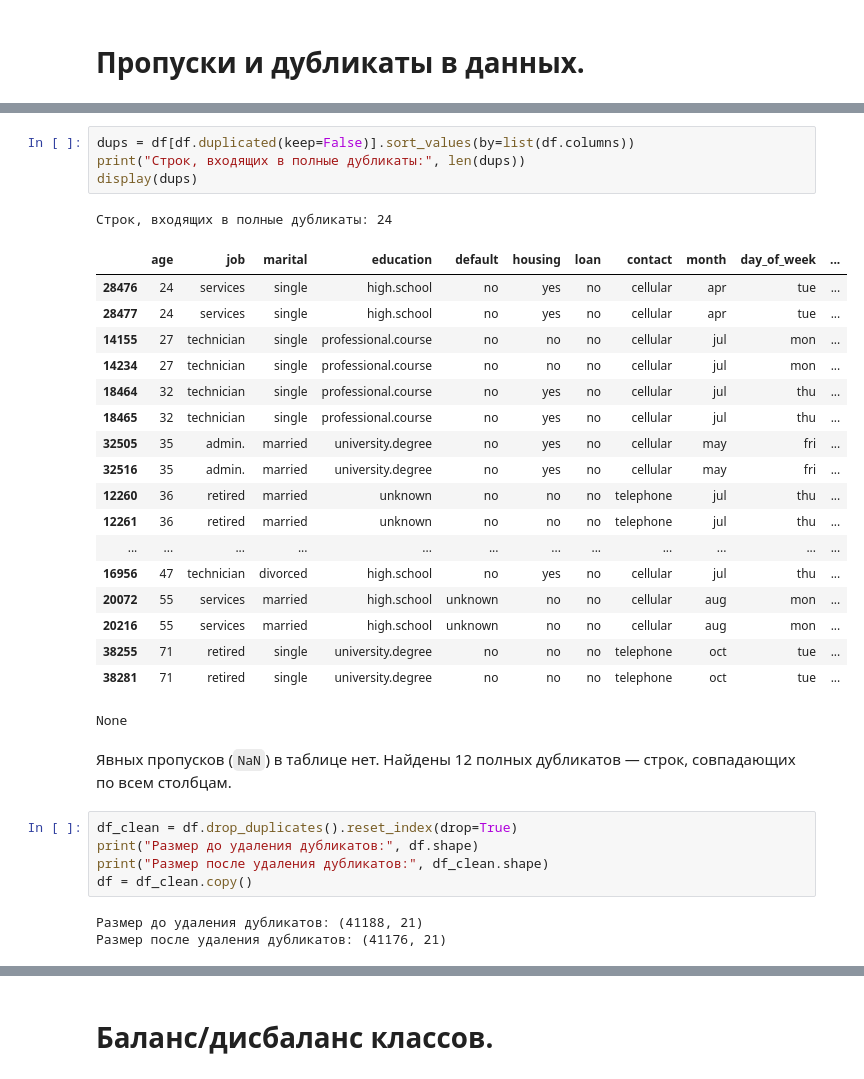
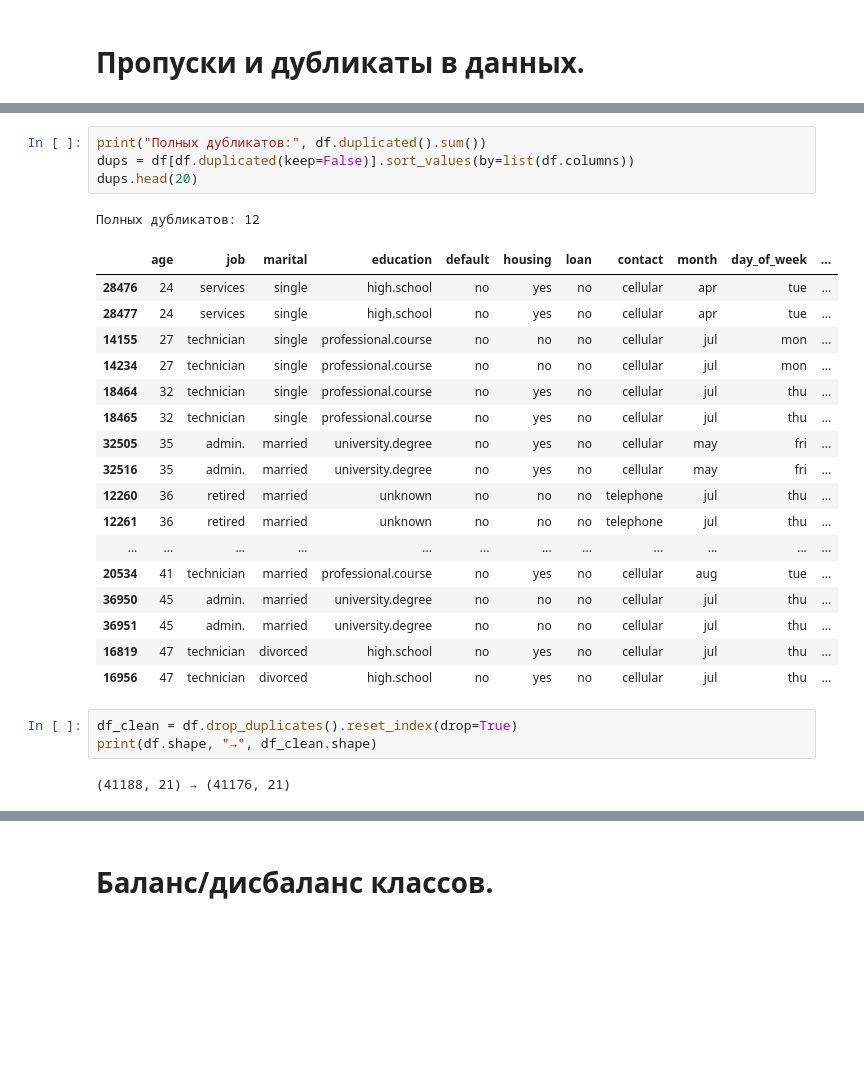
Before and after one commit to KgAmerlion/project_practice_team_1, a Jupyter notebook: Notebook_Bank_Marketing_analitika (2).ipynb, the cells around one changed output, grey strips where cells are left out. Drawn from its saved outputs; the diff is of its cells as text; blank space fills up the shorter version.

```diff
--- a/Notebook_Bank_Marketing_analitika (2).ipynb
+++ b/Notebook_Bank_Marketing_analitika (2).ipynb
@@ -95,34 +90,28 @@ None
 # %%
+print("Полных дубликатов:", df.duplicated().sum())
 dups = df[df.duplicated(keep=False)].sort_values(by=list(df.columns))
-print("Строк, входящих в полные дубликаты:", len(dups))
-display(dups)
+dups.head(20)
 # %% [output]
-Строк, входящих в полные дубликаты: 24
+Полных дубликатов: 12
 |  | age | job | marital | education | default | housing | loan | contact | month | day_of_week | ... |
 | 28476 | 24 | services | single | high.school | no | yes | no | cellular | apr | tue | ... |
 | 28477 | 24 | services | single | high.school | no | yes | no | cellular | apr | tue | ... |
 | 14155 | 27 | technician | single | professional.course | no | no | no | cellular | jul | mon | ... |
 | 14234 | 27 | technician | single | professional.course | no | no | no | cellular | jul | mon | ... |
 | 18464 | 32 | technician | single | professional.course | no | yes | no | cellular | jul | thu | ... |
 | 18465 | 32 | technician | single | professional.course | no | yes | no | cellular | jul | thu | ... |
 | 32505 | 35 | admin. | married | university.degree | no | yes | no | cellular | may | fri | ... |
 | 32516 | 35 | admin. | married | university.degree | no | yes | no | cellular | may | fri | ... |
 | 12260 | 36 | retired | married | unknown | no | no | no | telephone | jul | thu | ... |
 | 12261 | 36 | retired | married | unknown | no | no | no | telephone | jul | thu | ... |
 | ... | ... | ... | ... | ... | ... | ... | ... | ... | ... | ... | ... |
+| 20534 | 41 | technician | married | professional.course | no | yes | no | cellular | aug | tue | ... |
+| 36950 | 45 | admin. | married | university.degree | no | no | no | cellular | jul | thu | ... |
+| 36951 | 45 | admin. | married | university.degree | no | no | no | cellular | jul | thu | ... |
+| 16819 | 47 | technician | divorced | high.school | no | yes | no | cellular | jul | thu | ... |
 | 16956 | 47 | technician | divorced | high.school | no | yes | no | cellular | jul | thu | ... |
-| 20072 | 55 | services | married | high.school | unknown | no | no | cellular | aug | mon | ... |
-| 20216 | 55 | services | married | high.school | unknown | no | no | cellular | aug | mon | ... |
-| 38255 | 71 | retired | single | university.degree | no | no | no | telephone | oct | tue | ... |
-| 38281 | 71 | retired | single | university.degree | no | no | no | telephone | oct | tue | ... |
-None
-# %% [markdown]
-Явных пропусков (`NaN`) в таблице нет. Найдены 12 полных дубликатов — строк, совпадающих по всем столбцам.
 # %%
 df_clean = df.drop_duplicates().reset_index(drop=True)
-print("Размер до удаления дубликатов:", df.shape)
-print("Размер после удаления дубликатов:", df_clean.shape)
-df = df_clean.copy()
+print(df.shape, "→", df_clean.shape)
 # %% [output]
-Размер до удаления дубликатов: (41188, 21)
-Размер после удаления дубликатов: (41176, 21)
+(41188, 21) → (41176, 21)
```
Also changed, not shown: parts of 59 cells of this notebook.
